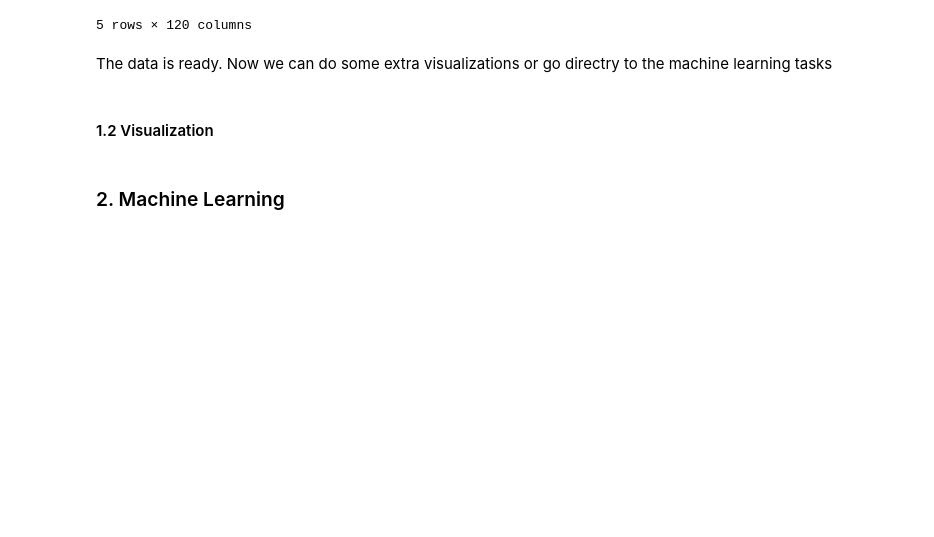
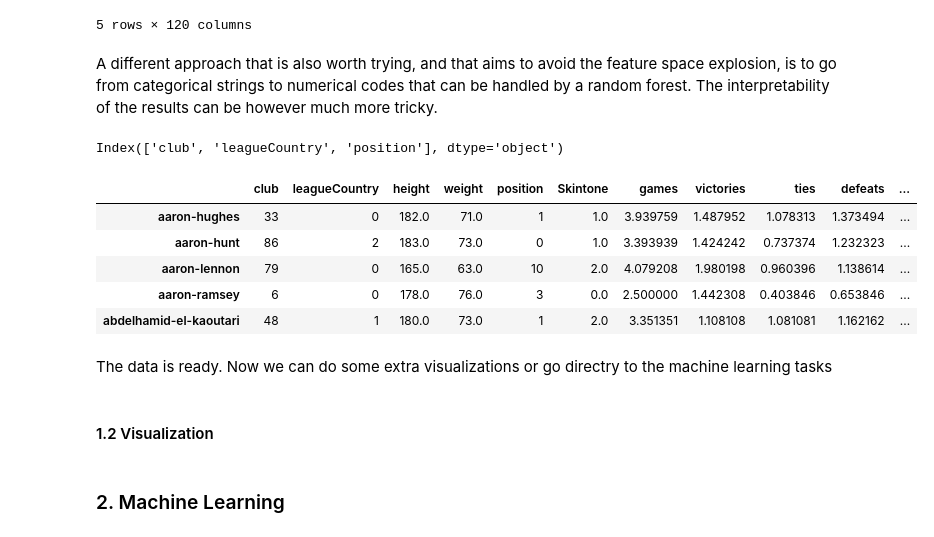
Before and after one commit to vidit09/ada-homework, a Jupyter notebook: 04 - Applied ML/Apply_ML_Dunai.ipynb, the cells around one changed output. Drawn from its saved outputs; the diff is of its cells as text; code cells hidden in the pictures; blank space fills up the shorter version.

Commit message:
added categorical (no dummy) version of the data

```diff
--- a/04 - Applied ML/Apply_ML_Dunai.ipynb
+++ b/04 - Applied ML/Apply_ML_Dunai.ipynb
@@ -182,6 +182,24 @@ data.head()
 | aaron-ramsey | 178.0 | 76.0 | 0.0 | 2.500000 | 1.442308 | 0.403846 | 0.653846 | 0.375000 | 0.298077 | 0.000000 | ... |
 | abdelhamid-el-kaoutari | 180.0 | 73.0 | 2.0 | 3.351351 | 1.108108 | 1.081081 | 1.162162 | 0.027027 | 0.216216 | 0.108108 | ... |
 5 rows × 120 columns
+# %% [markdown]
+A different approach that is also worth trying, and that aims to avoid the feature space explosion, is to go from categorical strings to numerical codes that can be handled by a random forest. The interpretability of the results can be however much more tricky.
+# %%
+cat_columns = df_by_player.select_dtypes(['object']).columns
+cat_columns
+# %% [output]
+Index(['club', 'leagueCountry', 'position'], dtype='object')
+# %%
+data1 = df_by_player
+data1[cat_columns] = df_by_player[cat_columns].apply(lambda x: x.astype('category').cat.codes)
+data1.head()
+# %% [output]
+|  | club | leagueCountry | height | weight | position | Skintone | games | victories | ties | defeats | ... |
+| aaron-hughes | 33 | 0 | 182.0 | 71.0 | 1 | 1.0 | 3.939759 | 1.487952 | 1.078313 | 1.373494 | ... |
+| aaron-hunt | 86 | 2 | 183.0 | 73.0 | 0 | 1.0 | 3.393939 | 1.424242 | 0.737374 | 1.232323 | ... |
+| aaron-lennon | 79 | 0 | 165.0 | 63.0 | 10 | 2.0 | 4.079208 | 1.980198 | 0.960396 | 1.138614 | ... |
+| aaron-ramsey | 6 | 0 | 178.0 | 76.0 | 3 | 0.0 | 2.500000 | 1.442308 | 0.403846 | 0.653846 | ... |
+| abdelhamid-el-kaoutari | 48 | 1 | 180.0 | 73.0 | 1 | 2.0 | 3.351351 | 1.108108 | 1.081081 | 1.162162 | ... |
 # %% [markdown]
 The data is ready. Now we can do some extra visualizations or go directry to the machine learning tasks
 # %% [markdown]
```
Also changed, not shown: parts of 6 cells of this notebook.
